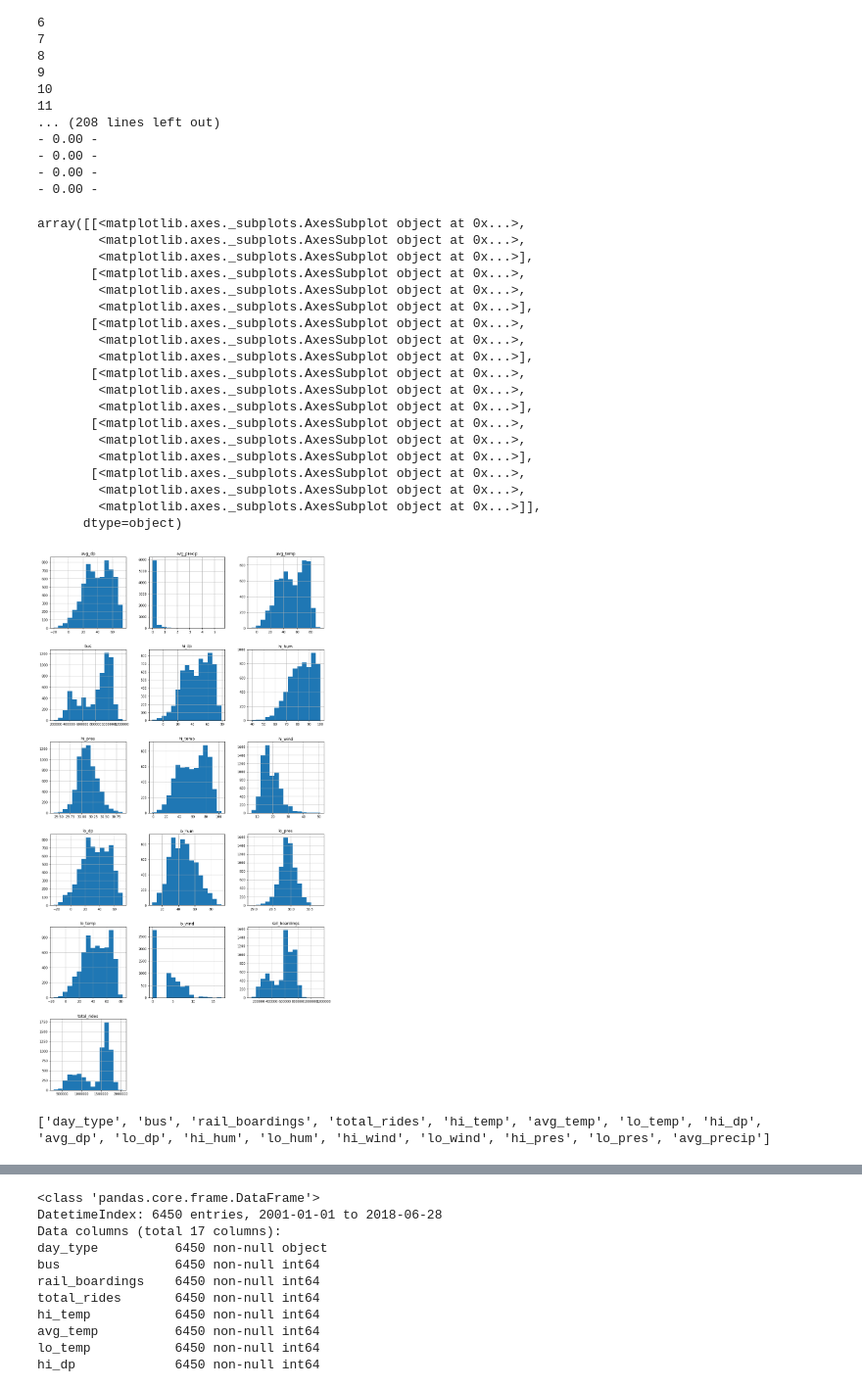
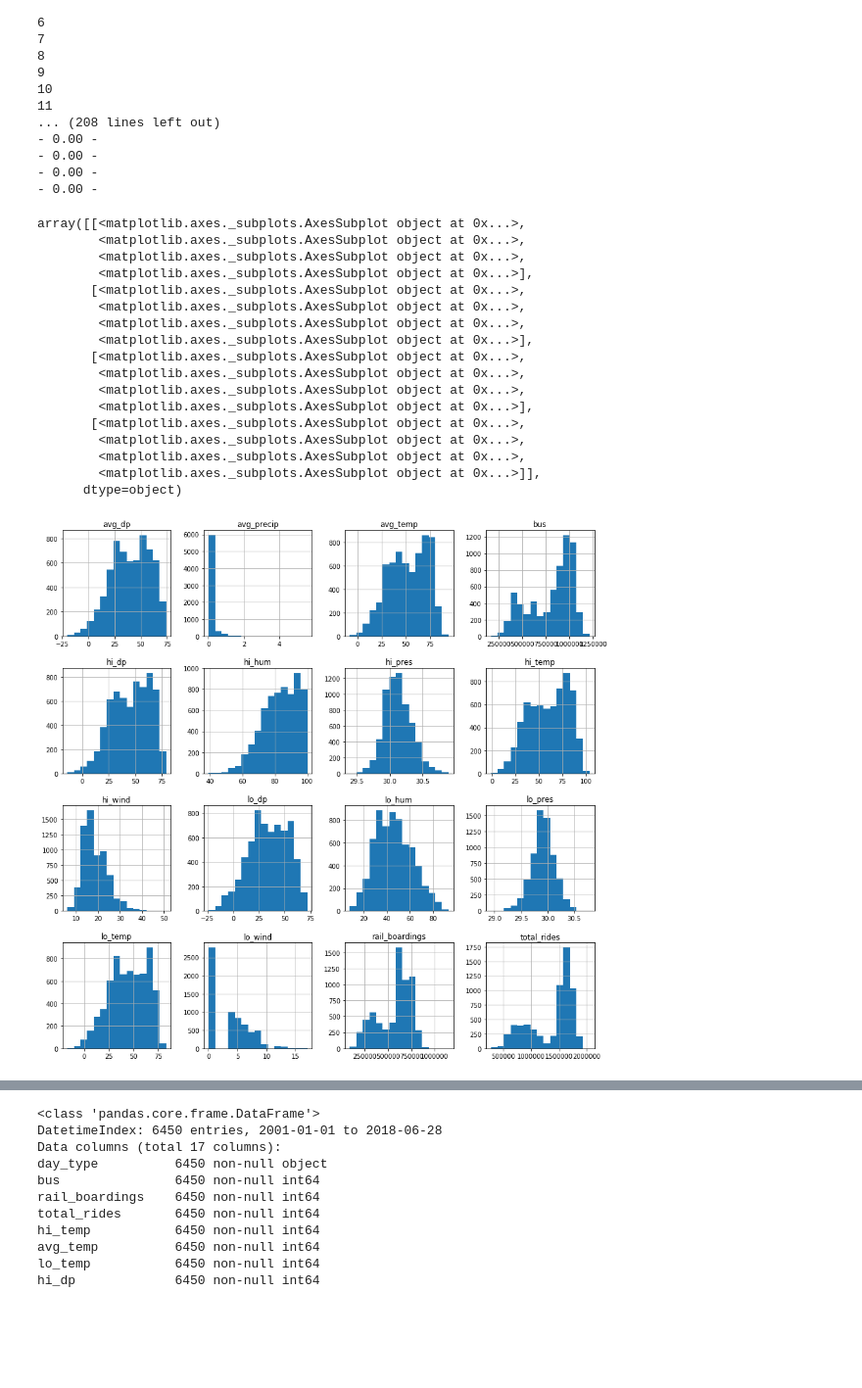
Before and after one commit to graxel/rainy_day, a Jupyter notebook: Untitled2.ipynb, the cells around one changed output, grey strips where cells are left out. Shown: that part at 98% size. Saved outputs shown, nothing was run; the diff lists cells and outputs as text; code cells hidden in the pictures; blank space fills up the shorter version.

```diff
--- a/Untitled2.ipynb
+++ b/Untitled2.ipynb
@@ -282,41 +276,35 @@ abrv = 'CHI'
 chi_weather_data = pd.read_csv(f'{abrv}_weather_data.csv', index_col='date', parse_dates=True)
 
 chi_ridership_data = pd.read_csv('CTA_Daily_Boarding_Totals.csv', index_col='service_date', parse_dates=True)
 
 chi_data = chi_ridership_data.join(chi_weather_data)
 
 # drop empty columns
 chi_data.drop(['avg_hum','avg_wind','avg_pres','hi_precip','lo_precip'],
         axis=1, inplace=True)
 
 # drop days with erroneous data; happens to be last two data points
-chi_data.drop(chi_data.index[-2:],
+chi_data.drop(chi_data['2018-06-29':].index,
         axis=0, inplace=True)
 
 # check distributions of features using histograms
-pd.DataFrame.hist(data=chi_data, figsize=(15,30), layout=(6,3), bins=15)
+pd.DataFrame.hist(data=chi_data, figsize=(15,15), layout=(4,4), bins=15)
 # %% [output]
 array([[<matplotlib.axes._subplots.AxesSubplot object at 0x...>,
+        <matplotlib.axes._subplots.AxesSubplot object at 0x...>,
         <matplotlib.axes._subplots.AxesSubplot object at 0x...>,
         <matplotlib.axes._subplots.AxesSubplot object at 0x...>],
        [<matplotlib.axes._subplots.AxesSubplot object at 0x...>,
         <matplotlib.axes._subplots.AxesSubplot object at 0x...>,
-        <matplotlib.axes._subplots.AxesSubplot object at 0x...>],
-       [<matplotlib.axes._subplots.AxesSubplot object at 0x...>,
         <matplotlib.axes._subplots.AxesSubplot object at 0x...>,
         <matplotlib.axes._subplots.AxesSubplot object at 0x...>],
        [<matplotlib.axes._subplots.AxesSubplot object at 0x...>,
         <matplotlib.axes._subplots.AxesSubplot object at 0x...>,
-        <matplotlib.axes._subplots.AxesSubplot object at 0x...>],
-       [<matplotlib.axes._subplots.AxesSubplot object at 0x...>,
         <matplotlib.axes._subplots.AxesSubplot object at 0x...>,
         <matplotlib.axes._subplots.AxesSubplot object at 0x...>],
        [<matplotlib.axes._subplots.AxesSubplot object at 0x...>,
         <matplotlib.axes._subplots.AxesSubplot object at 0x...>,
+        <matplotlib.axes._subplots.AxesSubplot object at 0x...>,
         <matplotlib.axes._subplots.AxesSubplot object at 0x...>]],
       dtype=object)
-[figure, old version]
+[figure, new version]
-# %%
-print(list(chi_data))
-# %% [output]
-['day_type', 'bus', 'rail_boardings', 'total_rides', 'hi_temp', 'avg_temp', 'lo_temp', 'hi_dp', 'avg_dp', 'lo_dp', 'hi_hum', 'lo_hum', 'hi_wind', 'lo_wind', 'hi_pres', 'lo_pres', 'avg_precip']
```
Also changed, not shown: parts of 4 cells of this notebook, 2 other files.
